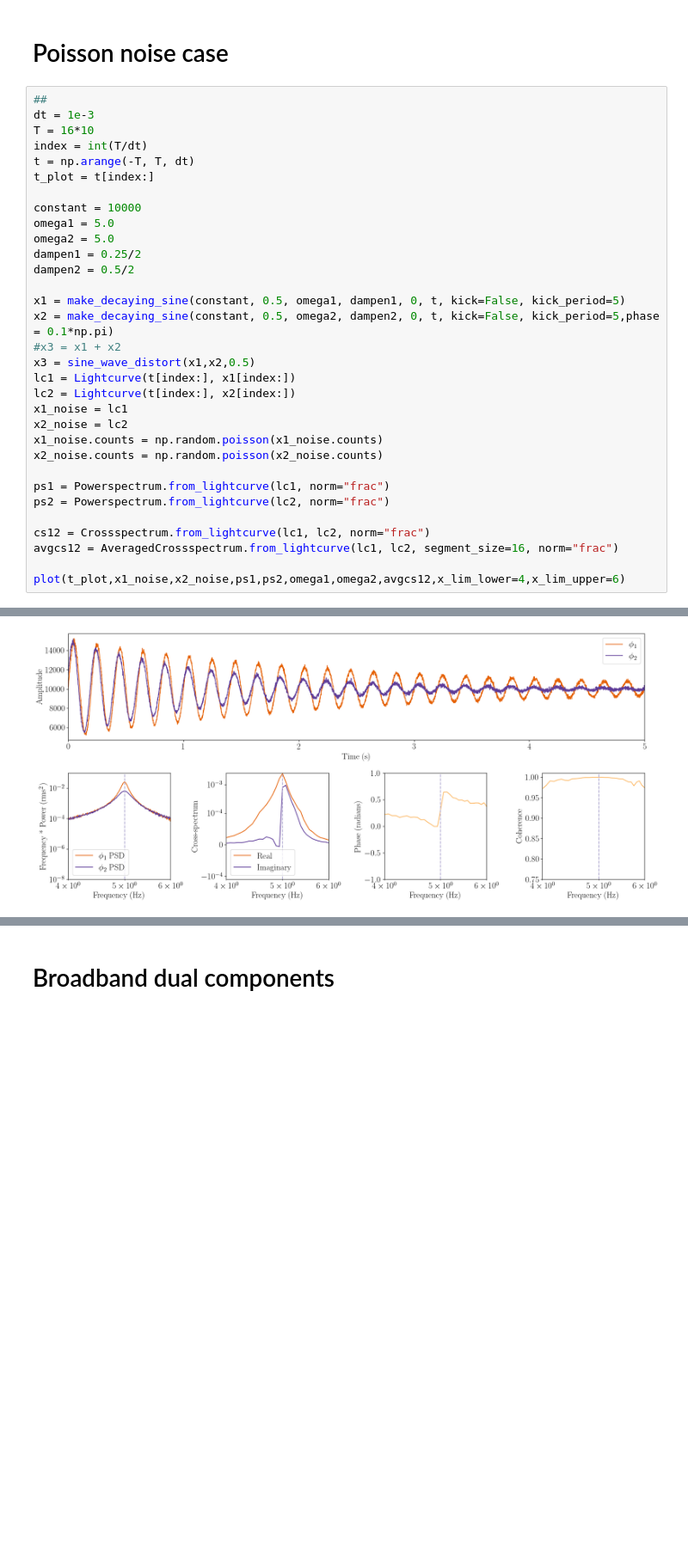
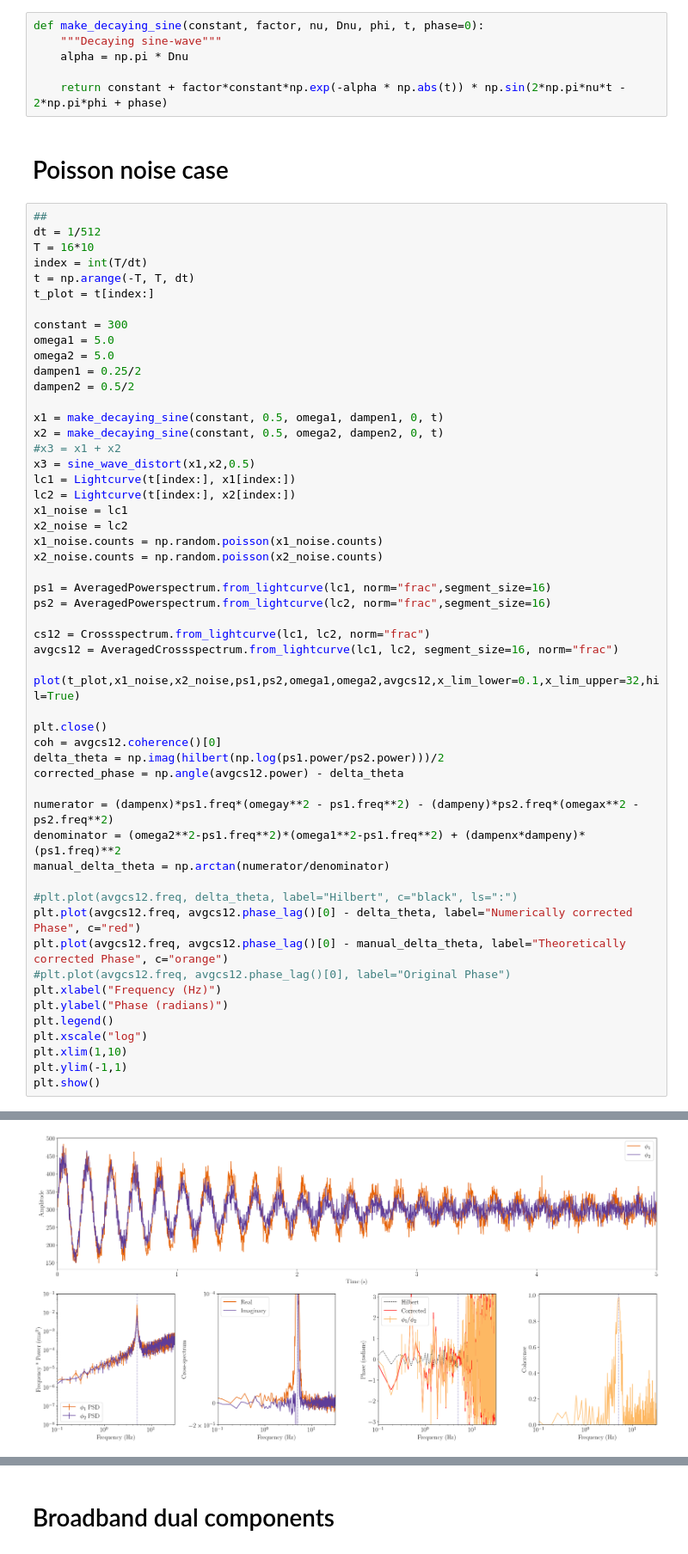
Before and after one commit to bjricketts/fourier-sims, a Jupyter notebook: fourier_sims.ipynb, the cells around one changed output, grey strips where cells are left out. Shown at 86% size. Saved outputs shown, nothing was run; the diff lists cells and outputs as text; blank space fills up the shorter version.

```diff
--- a/fourier_sims.ipynb
+++ b/fourier_sims.ipynb
@@ -222,21 +280,27 @@ plot(t_plot,x1_noise,x2_noise,ps1,ps2,omega1,omega2,avgcs12,x_lim_lower=4,x_lim_
+# %%
+def make_decaying_sine(constant, factor, nu, Dnu, phi, t, phase=0):
+    """Decaying sine-wave"""
+    alpha = np.pi * Dnu
+
+    return constant + factor*constant*np.exp(-alpha * np.abs(t)) * np.sin(2*np.pi*nu*t - 2*np.pi*phi + phase)
 # %% [markdown]
 # Poisson noise case
 # %%
 ##
-dt = 1e-3
+dt = 1/512
 T = 16*10
 index = int(T/dt)
 t = np.arange(-T, T, dt)
 t_plot = t[index:]
 
-constant = 10000
+constant = 300
 omega1 = 5.0
 omega2 = 5.0
 dampen1 = 0.25/2
 dampen2 = 0.5/2
 
-x1 = make_decaying_sine(constant, 0.5, omega1, dampen1, 0, t, kick=False, kick_period=5)
-x2 = make_decaying_sine(constant, 0.5, omega2, dampen2, 0, t, kick=False, kick_period=5,phase = 0.1*np.pi)
+x1 = make_decaying_sine(constant, 0.5, omega1, dampen1, 0, t)
+x2 = make_decaying_sine(constant, 0.5, omega2, dampen2, 0, t)
 #x3 = x1 + x2
 x3 = sine_wave_distort(x1,x2,0.5)
 lc1 = Lightcurve(t[index:], x1[index:])
@@ -246,11 +310,32 @@ x2_noise = lc2
 x1_noise.counts = np.random.poisson(x1_noise.counts)
 x2_noise.counts = np.random.poisson(x2_noise.counts)
 
-ps1 = Powerspectrum.from_lightcurve(lc1, norm="frac")
-ps2 = Powerspectrum.from_lightcurve(lc2, norm="frac")
+ps1 = AveragedPowerspectrum.from_lightcurve(lc1, norm="frac",segment_size=16)
+ps2 = AveragedPowerspectrum.from_lightcurve(lc2, norm="frac",segment_size=16)
 
 cs12 = Crossspectrum.from_lightcurve(lc1, lc2, norm="frac")
 avgcs12 = AveragedCrossspectrum.from_lightcurve(lc1, lc2, segment_size=16, norm="frac")
 
-plot(t_plot,x1_noise,x2_noise,ps1,ps2,omega1,omega2,avgcs12,x_lim_lower=4,x_lim_upper=6)
+plot(t_plot,x1_noise,x2_noise,ps1,ps2,omega1,omega2,avgcs12,x_lim_lower=0.1,x_lim_upper=32,hil=True)
+
+plt.close()
+coh = avgcs12.coherence()[0]
+delta_theta = np.imag(hilbert(np.log(ps1.power/ps2.power)))/2
+corrected_phase = np.angle(avgcs12.power) - delta_theta
+
+numerator = (dampenx)*ps1.freq*(omegay**2 - ps1.freq**2) - (dampeny)*ps2.freq*(omegax**2 - ps2.freq**2)
+denominator = (omega2**2-ps1.freq**2)*(omega1**2-ps1.freq**2) + (dampenx*dampeny)*(ps1.freq)**2
+manual_delta_theta = np.arctan(numerator/denominator)
+
+#plt.plot(avgcs12.freq, delta_theta, label="Hilbert", c="black", ls=":")
+plt.plot(avgcs12.freq, avgcs12.phase_lag()[0] - delta_theta, label="Numerically corrected Phase", c="red")
+plt.plot(avgcs12.freq, avgcs12.phase_lag()[0] - manual_delta_theta, label="Theoretically corrected Phase", c="orange")
+#plt.plot(avgcs12.freq, avgcs12.phase_lag()[0], label="Original Phase")
+plt.xlabel("Frequency (Hz)")
+plt.ylabel("Phase (radians)")
+plt.legend()
+plt.xscale("log")
+plt.xlim(1,10)
+plt.ylim(-1,1)
+plt.show()
 # %% [output]
@@ -257 +347 @@ plot(t_plot,x1_noise,x2_noise,ps1,ps2,omega1,omega2,avgcs12,x_lim_lower=4,x_lim_
-[figure, old version]
+[figure, new version]
```
Also changed, not shown: parts of 34 cells of this notebook, 1 other file.
